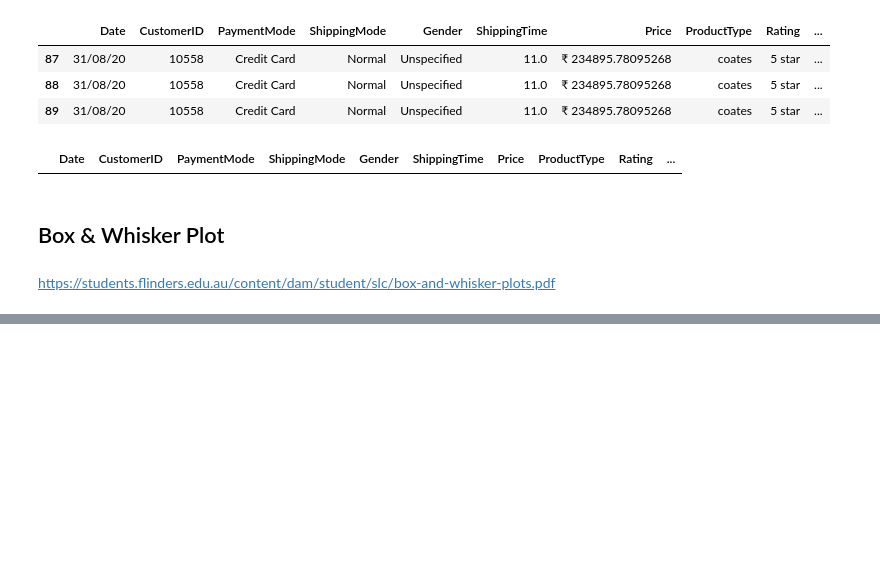
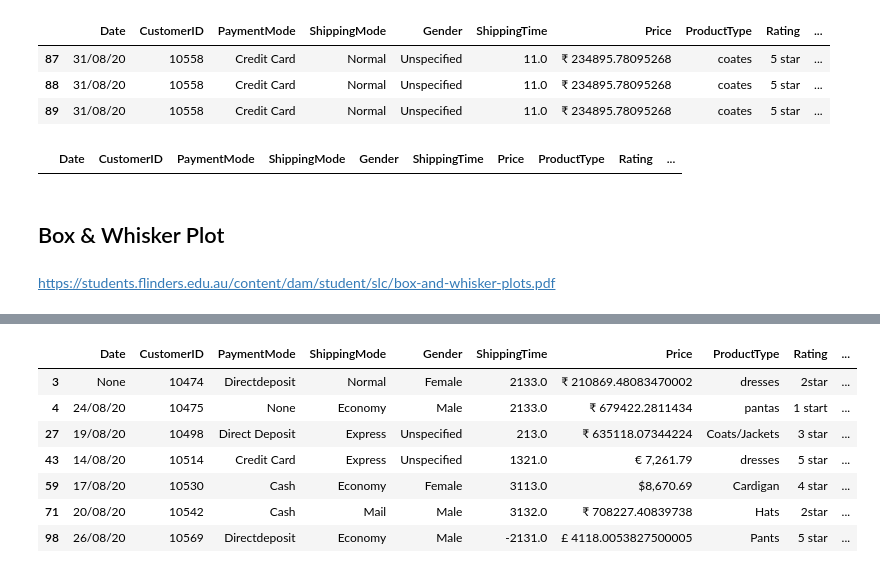
Before and after one commit to SimplyLearner/pandas_use_case, a Jupyter notebook: Use Bello Fashion.ipynb, the cells around one changed output, grey strips where cells are left out. Saved outputs shown, nothing was run; the diff lists cells and outputs as text; code cells hidden in the pictures; blank space fills up the shorter version.

```diff
--- a/Use Bello Fashion.ipynb
+++ b/Use Bello Fashion.ipynb
@@ -136,0 +152,18 @@ data
+# %%
+# Outlier
+# less than Q1-1.5*IQR
+# more than Q3 + 1.5*IQR
+
+outlier_lower = (data["ShippingTime"] < (q1 - 1.5 * IQR))
+outlier_higher =  (data["ShippingTime"] > (q3 + 1.5 * IQR))
+outlier = data[outlier_lower | outlier_higher]
+outlier
+# %% [output]
+|  | Date | CustomerID | PaymentMode | ShippingMode | Gender | ShippingTime | Price | ProductType | Rating | ... |
+| 3 | None | 10474 | Directdeposit | Normal | Female | 2133.0 | ₹ 210869.48083470002 | dresses | 2star | ... |
+| 4 | 24/08/20 | 10475 | None | Economy | Male | 2133.0 | ₹ 679422.2811434 | pantas | 1 start | ... |
+| 27 | 19/08/20 | 10498 | Direct Deposit | Express | Unspecified | 213.0 | ₹ 635118.07344224 | Coats/Jackets | 3 star | ... |
+| 43 | 14/08/20 | 10514 | Credit Card | Express | Unspecified | 1321.0 | € 7,261.79 | dresses | 5 star | ... |
+| 59 | 17/08/20 | 10530 | Cash | Economy | Female | 3113.0 | $8,670.69 | Cardigan | 4 star | ... |
+| 71 | 20/08/20 | 10542 | Cash | Mail | Male | 3132.0 | ₹ 708227.40839738 | Hats | 2star | ... |
+| 98 | 26/08/20 | 10569 | Directdeposit | Economy | Male | -2131.0 | £ 4118.0053827500005 | Pants | 5 star | ... |
```
Also changed, not shown: parts of 8 cells of this notebook.
